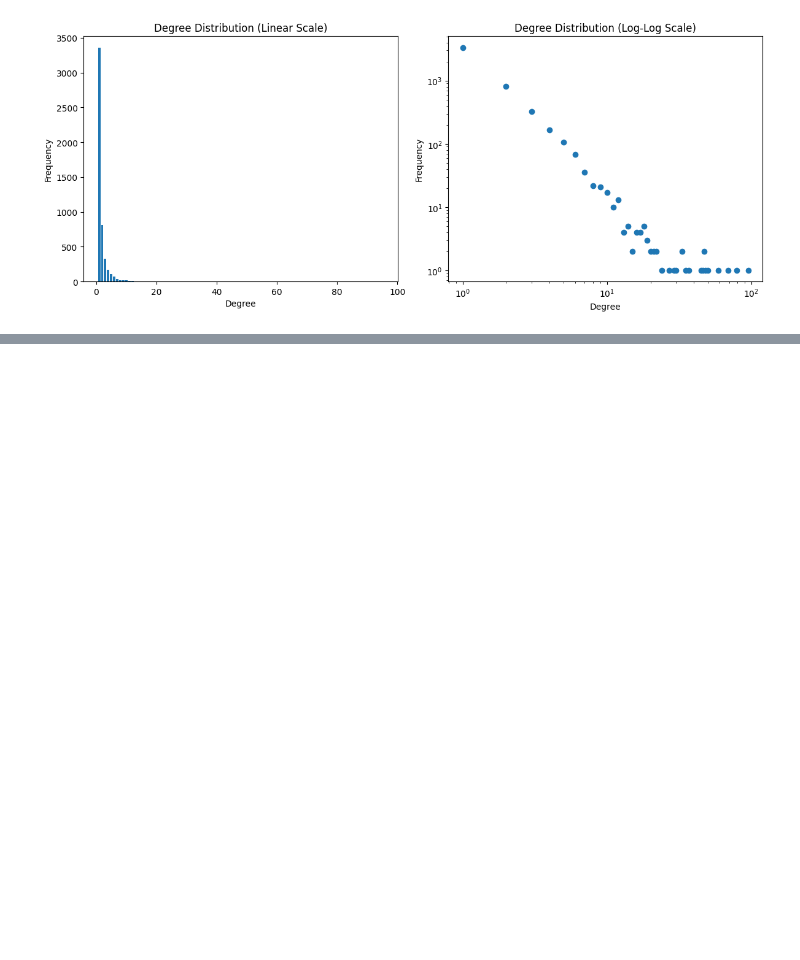
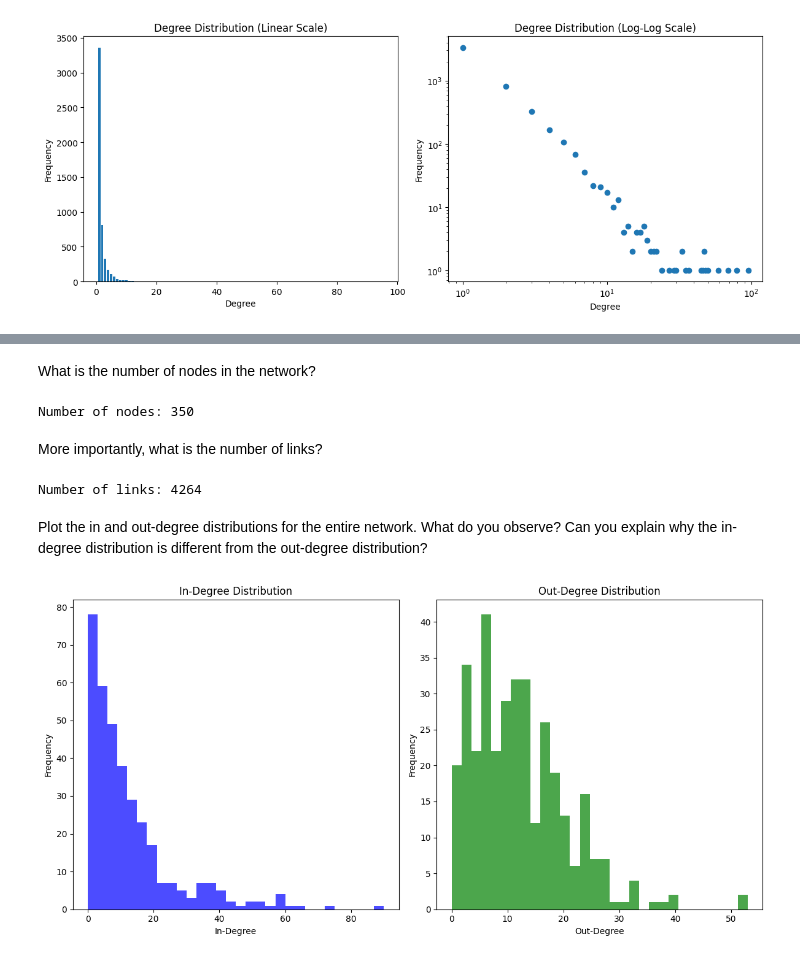
Before and after one commit to asold/sgi_a1_23, a Jupyter notebook: andrei_assignemnt1.ipynb, the cells around one changed output, grey strips where cells are left out. Saved outputs shown, nothing was run; the diff lists cells and outputs as text; code cells hidden in the pictures; blank space fills up the shorter version.

Commit message:
Added part 2 and the file with the graph

```diff
--- a/andrei_assignemnt1.ipynb
+++ b/andrei_assignemnt1.ipynb
@@ -257,0 +291,51 @@ Maximum degree: 95, Minimum degree: 1
+# %%
+import networkx as nx
+import re
+import os
+
+## the graph was saved in the Session 4 notebook
+## here we just load it from that file
+## Note: this graph is cleaned, i.e I removed nodes without in or out degrees
+## and we only have the largest component in here
+artists_graph = nx.read_gexf("rock_artists_graph_cleaned.gexf")
+# %% [markdown]
+What is the number of nodes in the network?
+# %%
+#1 number of nodes
+print("Number of nodes:", artists_graph.number_of_nodes())
+# %% [output]
+Number of nodes: 350
+# %% [markdown]
+More importantly, what is the number of links?
+# %%
+# 2 number of links
+print("Number of links:", artists_graph.number_of_edges())
+# %% [output]
+Number of links: 4264
+# %% [markdown]
+Plot the in and out-degree distributions for the entire network. What do you observe? Can you explain why the in-degree distribution is different from the out-degree distribution?
+# %%
+import matplotlib.pyplot as plt
+
+# in degree distribution
+in_degrees = [d for n,d in artists_graph.in_degree()]
+# out degree distribution
+out_degrees = [d for n,d in artists_graph.out_degree()]
+
+
+## plot the in and out degree distributions
+plt.figure(figsize=(12, 6))
+plt.subplot(1, 2, 1)
+plt.hist(in_degrees, bins=30, color='blue', alpha=0.7)
+plt.title('In-Degree Distribution')
+plt.xlabel('In-Degree')
+plt.ylabel('Frequency')
+plt.subplot(1, 2, 2)
+plt.hist(out_degrees, bins=30, color='green', alpha=0.7)
+plt.title('Out-Degree Distribution')
+plt.xlabel('Out-Degree')
+plt.ylabel('Frequency')
+plt.tight_layout()
+plt.show()
+# %% [output]
+[figure, added]
```
Also changed, not shown: parts of 22 cells of this notebook, 1 other file.
